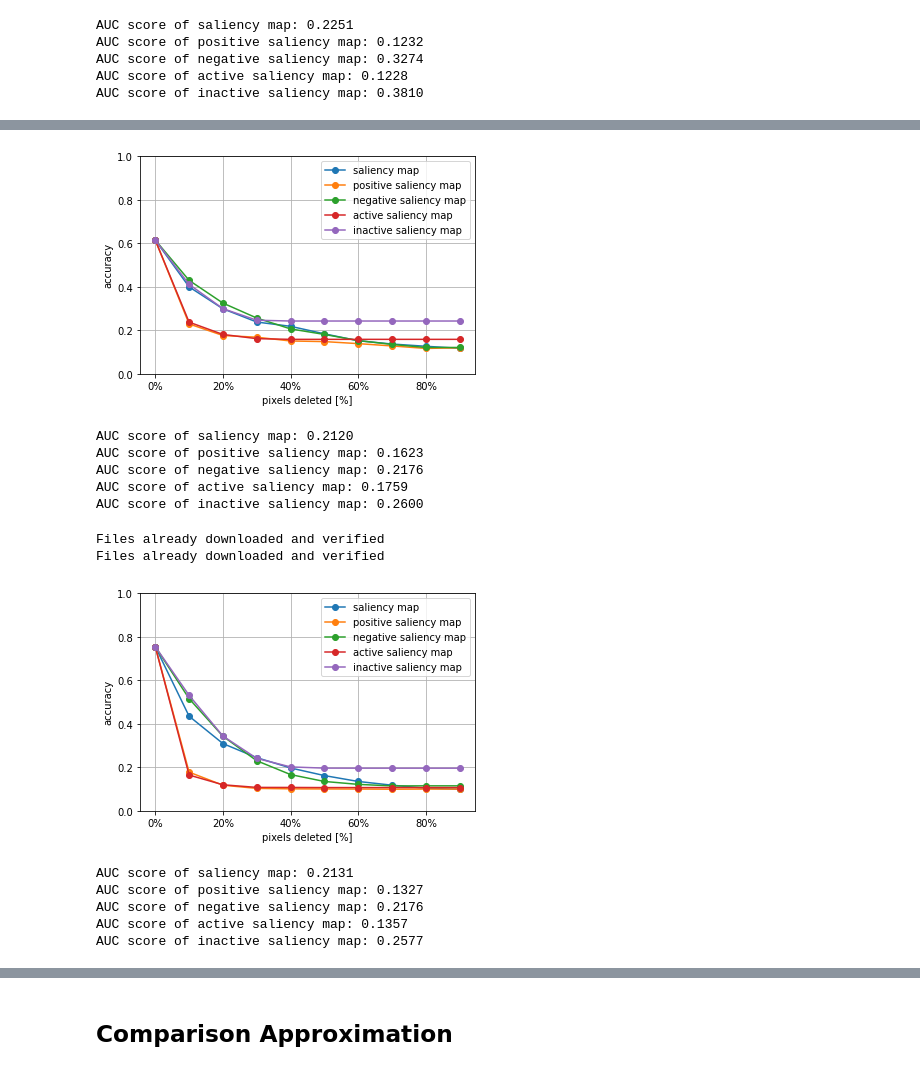
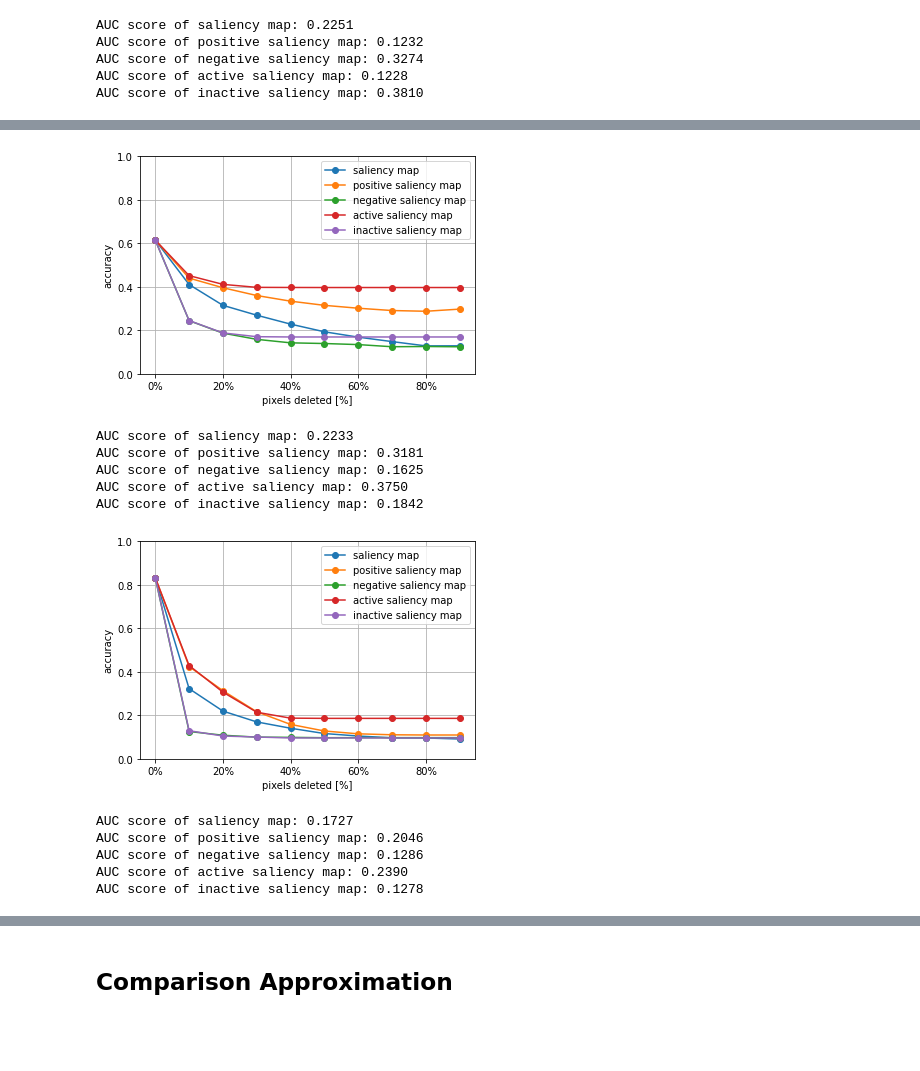
Before and after one commit to osllogon/positive_active_saliency_maps, a Jupyter notebook: src/explain/analysis.ipynb, the cells around one changed output, grey strips where cells are left out. Saved outputs shown, nothing was run; the diff lists cells and outputs as text; code cells hidden in the pictures; blank space fills up the shorter version.

```diff
--- a/src/explain/analysis.ipynb
+++ b/src/explain/analysis.ipynb
@@ -501,24 +569,22 @@ AUC score of inactive saliency map: 0.3810
 # %%
 dataset = 'imagenette'
 model_type = 'cnn'
-generate_graph(dataset, model_type, 128)
+generate_graph(dataset, model_type, 128, 1, f'./visualizations/benchmarks/white_deletion/{dataset}_{model_type}.pdf')
 # %% [output]
-[figure, old version]
+[figure, new version]
-AUC score of saliency map: 0.2120
-AUC score of positive saliency map: 0.1623
-AUC score of negative saliency map: 0.2176
-AUC score of active saliency map: 0.1759
-AUC score of inactive saliency map: 0.2600
+AUC score of saliency map: 0.2233
+AUC score of positive saliency map: 0.3181
+AUC score of negative saliency map: 0.1625
+AUC score of active saliency map: 0.3750
+AUC score of inactive saliency map: 0.1842
 # %%
-dataset = 'cifar10'
+dataset = 'imagenette'
 model_type = 'resnet18'
-generate_graph(dataset, model_type, 128)
+generate_graph(dataset, model_type, 128, 1, f'./visualizations/benchmarks/white_deletion/{dataset}_{model_type}.pdf')
 # %% [output]
+[figure, new version]
-Files already downloaded and verified
-Files already downloaded and verified
+AUC score of saliency map: 0.1727
+AUC score of positive saliency map: 0.2046
+AUC score of negative saliency map: 0.1286
+AUC score of active saliency map: 0.2390
+AUC score of inactive saliency map: 0.1278
-[figure, old version]
-AUC score of saliency map: 0.2131
-AUC score of positive saliency map: 0.1327
-AUC score of negative saliency map: 0.2176
-AUC score of active saliency map: 0.1357
-AUC score of inactive saliency map: 0.2577
```
Also changed, not shown: parts of 12 cells of this notebook, 16 other files.
